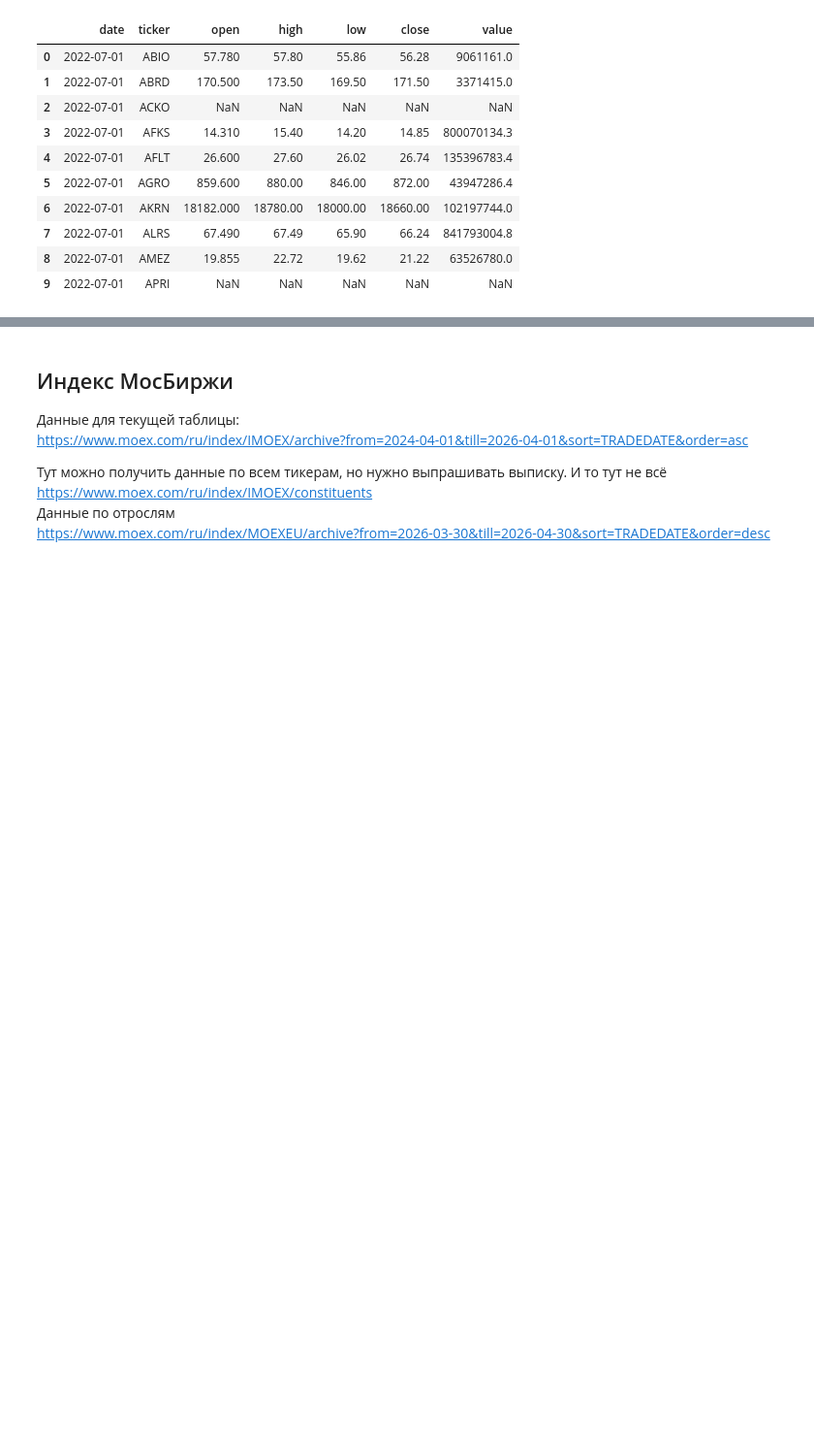
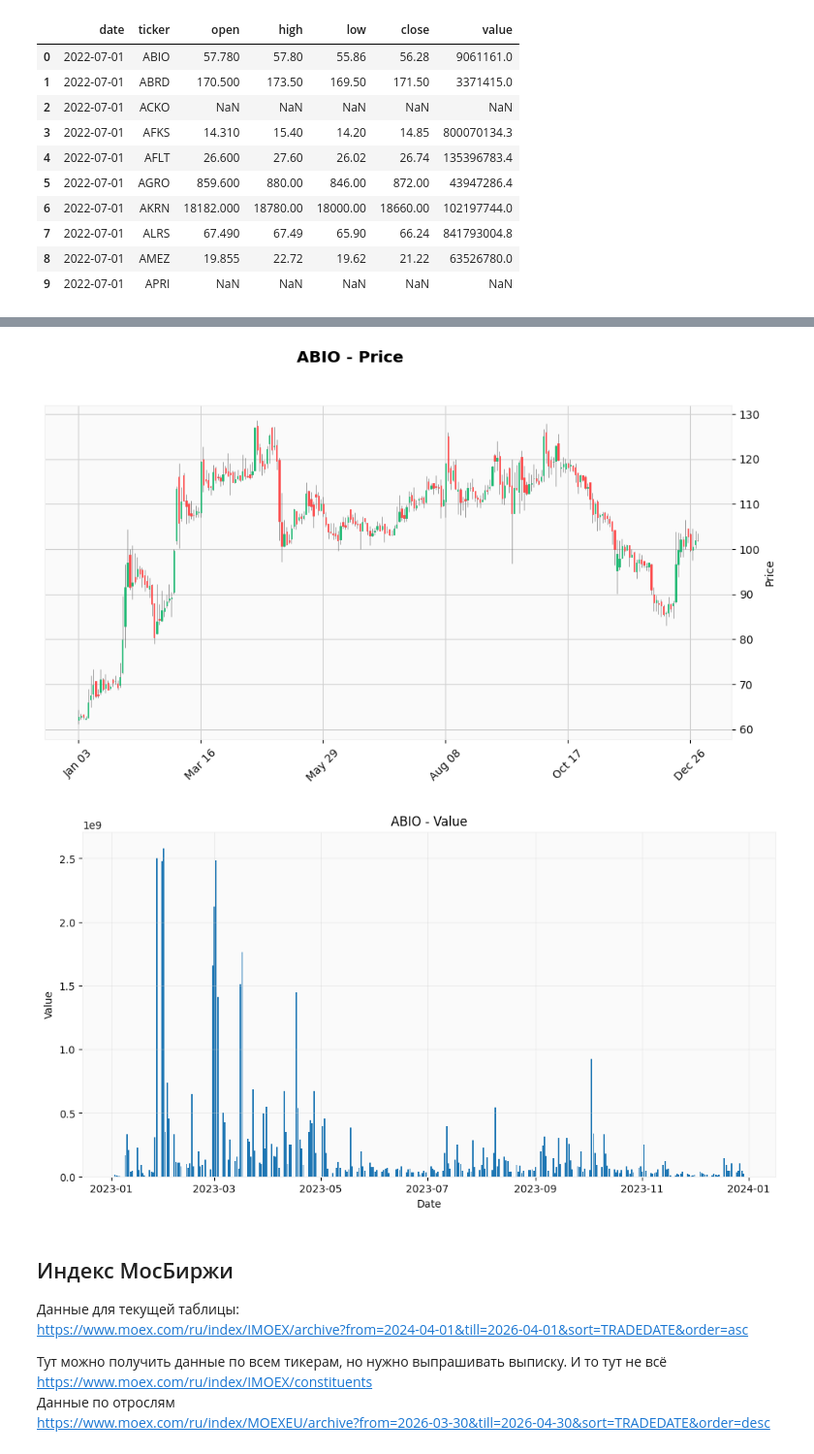
Before and after one commit to ArtyomOl/news_analyzer, a Jupyter notebook: RussianFinancialNews/news_data.ipynb, the cells around one changed output, grey strips where cells are left out. Shown at 97% size. Drawn from its saved outputs; the diff is of its cells as text; code cells hidden in the pictures; blank space fills up the shorter version.

```diff
--- a/RussianFinancialNews/news_data.ipynb
+++ b/RussianFinancialNews/news_data.ipynb
@@ -384,3 +416,48 @@ plot_ticker(candles_long, 'ABIO', start='2022-01-01', end='2022-12-31')
+# %%
+def plot_ticker_separate_windows(df, ticker, start=None, end=None, figsize=(12,6)):
+    df2 = df.copy()
+    df2['date'] = pd.to_datetime(df2['date'])
+
+    mask = df2['ticker'] == ticker
+    if start is not None:
+        mask &= df2['date'] >= pd.to_datetime(start)
+    if end is not None:
+        mask &= df2['date'] <= pd.to_datetime(end)
+
+    sub = df2.loc[mask].sort_values('date')
+
+    if sub.empty:
+        print('No data for', ticker)
+        return
+
+    sub = sub.set_index('date')
+    sub = sub[['open','high','low','close','value']]
+    sub.columns = ['Open','High','Low','Close','Value']
+
+    # --- ОКНО 1: свечи ---
+    mpf.plot(
+        sub,
+        type='candle',
+        style='yahoo',
+        figsize=figsize,
+        title=f'{ticker} - Price'
+    )
+
+    # --- ОКНО 2: value ---
+    plt.figure(figsize=figsize)
+    plt.bar(sub.index, sub['Value'])
+    plt.title(f'{ticker} - Value')
+    plt.xlabel('Date')
+    plt.ylabel('Value')
+    plt.grid(alpha=0.3)
+
+    plt.show()
+
+
+plot_ticker_separate_windows(candles_long, 'ABIO', start='2023-01-01', end='2023-12-31')
+# %% [output]
+[figure, added]
+[figure, added]
 # %% [markdown]
 ## Индекс МосБиржи
 Данные для текущей таблицы:
```
Also changed, not shown: parts of 5 cells of this notebook.
